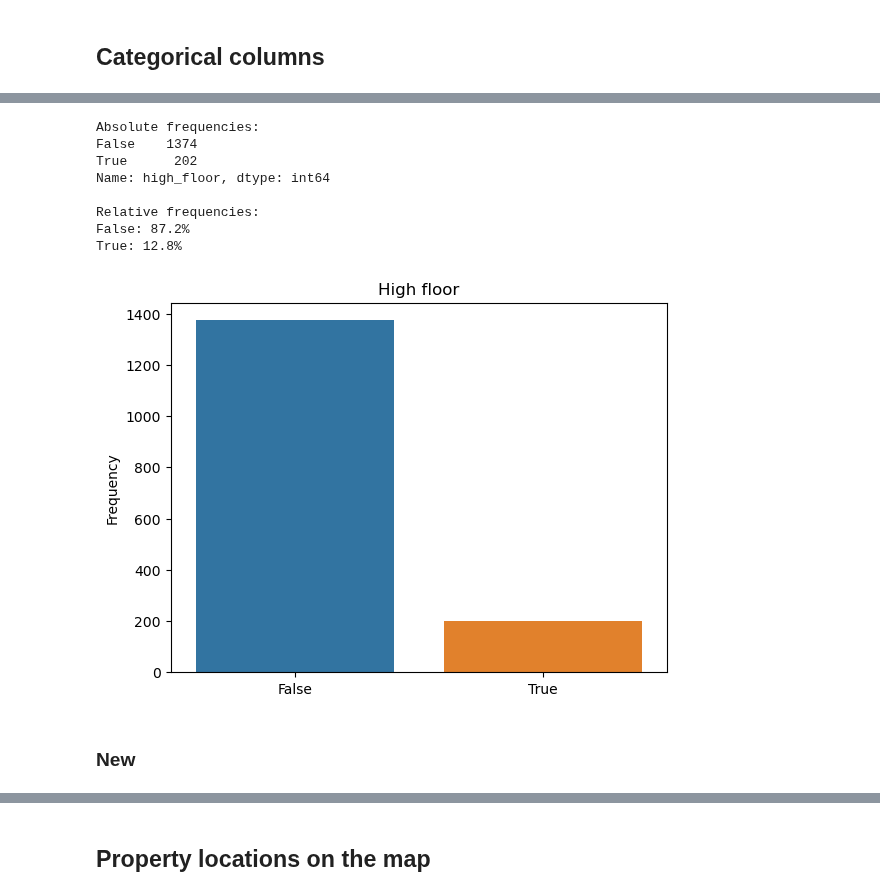
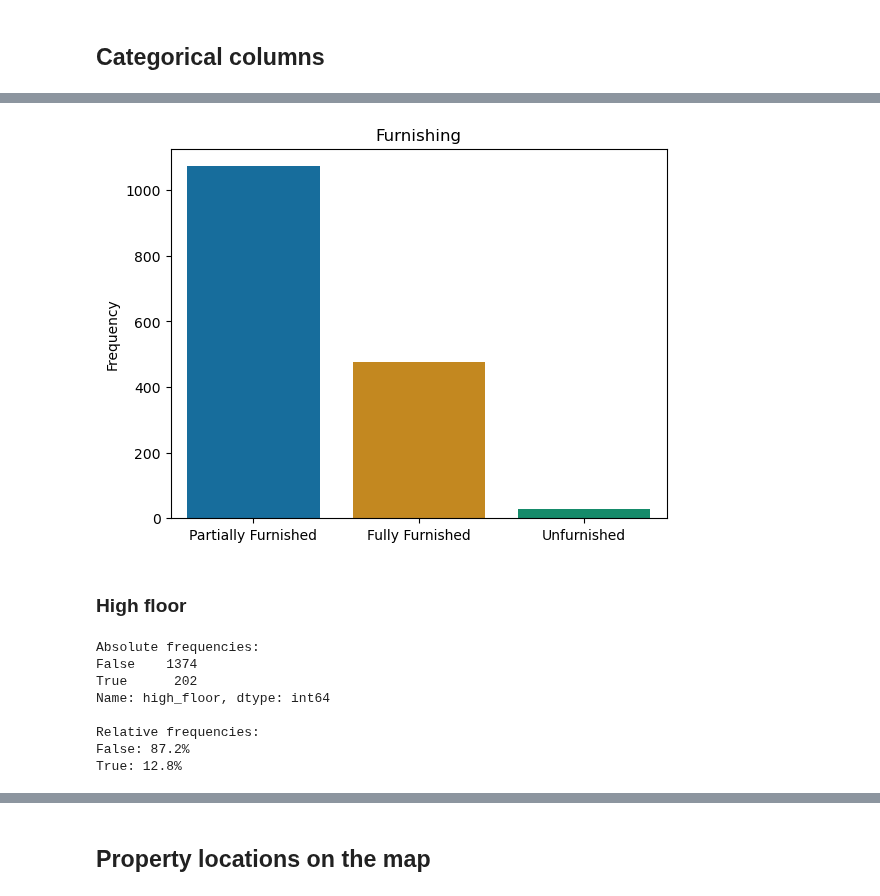
Before and after one commit to JensBender/rental-price-prediction, a Jupyter notebook: data_preprocessing.ipynb, the cells around one changed output, grey strips where cells are left out. Cells and saved outputs as stored; diff of their text form; code cells hidden in the pictures.

Commit message:
in preprocessing, add frequencies and bar plot for furnishing

```diff
--- a/data_preprocessing.ipynb
+++ b/data_preprocessing.ipynb
@@ -1166,0 +1165,11 @@ plt.show()
+# %%
+# Calculate frequencies
+furnishing_freq = df["furnishing"].value_counts()
+
+# Display frequencies
+print("Absolute frequencies:")
+print(furnishing_freq)
+
+print("\nRelative frequencies:")
+for category, frequency in furnishing_freq.iteritems():
+    print(f"{category}: {100 * frequency/furnishing_freq.sum():.1f}%")
@@ -1167,3 +1187,19 @@ plt.show()
+# %%
+# Bar plot
+sns.barplot(x=furnishing_freq.index, y=furnishing_freq.values, palette="colorblind")
+
+# Add axes labels
+plt.ylabel("Frequency")
+
+# Add title
+plt.title("Furnishing")
+
+# Show the plot
+plt.show()
+# %% [output]
+[figure, added]
+# %% [markdown]
+### High floor
 # %%
 # Frequencies
 print("Absolute frequencies:")
@@ -1181,19 +1217,3 @@ Name: high_floor, dtype: int64
 Relative frequencies:
 False: 87.2%
 True: 12.8%
-# %%
-# Bar plot
-sns.barplot(x=df["high_floor"].value_counts().index, y=df["high_floor"].value_counts().values)
-
-# Add axes labels
-plt.ylabel("Frequency")
-
-# Add title
-plt.title("High floor")
-
-# Show the plot
-plt.show()
-# %% [output]
-[figure, removed]
-# %% [markdown]
-### New
```
Also changed, not shown: parts of 74 cells of this notebook.
